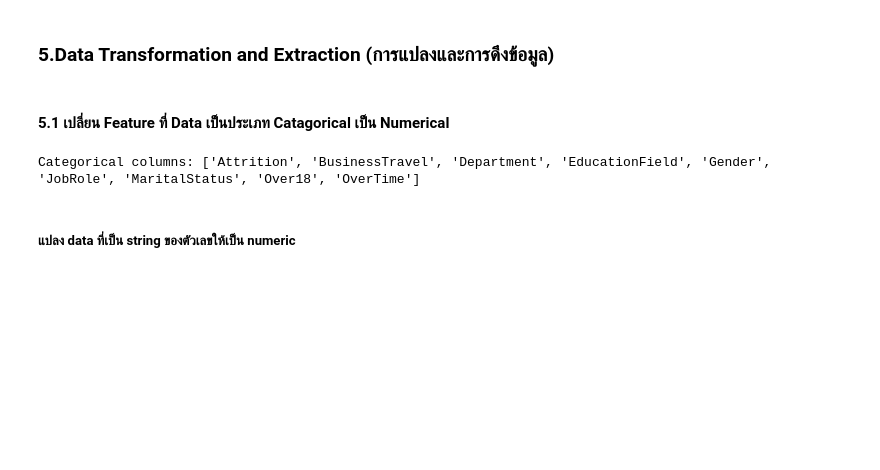
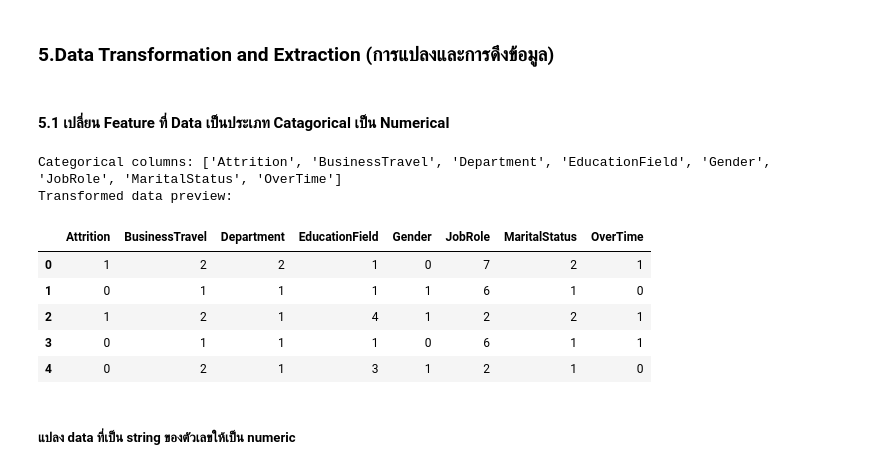
Before and after one commit to ManchineLearningENN/ImageProc_ML, a Jupyter notebook: main.ipynb, the cells around one changed output. Saved outputs shown, nothing was run; the diff lists cells and outputs as text; code cells hidden in the pictures; blank space fills up the shorter version.

```diff
--- a/main.ipynb
+++ b/main.ipynb
@@ -206,21 +206,33 @@ plt.show()
 # %%
 from sklearn.preprocessing import LabelEncoder
 
-#เลือก Column ที่มั่นใจว่าไม่ใช่ Numeric
-categorical_columns = ['Attrition','BusinessTravel','Department','EducationField','Gender','JobRole','MaritalStatus','Over18','OverTime']
+# เลือก Column ที่มั่นใจว่าไม่ใช่ Numeric
+categorical_columns = ['Attrition', 'BusinessTravel', 'Department', 'EducationField', 'Gender', 'JobRole', 'MaritalStatus', 'OverTime']
 label_encoders = {}
+
+# แปลงข้อมูล Categorical เป็นตัวเลข
 for col in categorical_columns:
-    le = LabelEncoder() # ใช้การ Encoder ในการแปลง
+    le = LabelEncoder()  # ใช้การ Encoder ในการแปลง
     df[col] = le.fit_transform(df[col].astype(str))
     label_encoders[col] = le
+
+# แสดงผลข้อมูลหลังการแปลง
 print(f"Categorical columns: {categorical_columns}")
-df[categorical_columns].head()
+print("Transformed data preview:")
+display(df[categorical_columns].head())
 
 folder_path = 'CSV'
 output_file = os.path.join(folder_path, 'to_Num.csv')
 df.to_csv(output_file, index=False)
 # %% [output]
-Categorical columns: ['Attrition', 'BusinessTravel', 'Department', 'EducationField', 'Gender', 'JobRole', 'MaritalStatus', 'Over18', 'OverTime']
+Categorical columns: ['Attrition', 'BusinessTravel', 'Department', 'EducationField', 'Gender', 'JobRole', 'MaritalStatus', 'OverTime']
+Transformed data preview:
+|  | Attrition | BusinessTravel | Department | EducationField | Gender | JobRole | MaritalStatus | OverTime |
+| 0 | 1 | 2 | 2 | 1 | 0 | 7 | 2 | 1 |
+| 1 | 0 | 1 | 1 | 1 | 1 | 6 | 1 | 0 |
+| 2 | 1 | 2 | 1 | 4 | 1 | 2 | 2 | 1 |
+| 3 | 0 | 1 | 1 | 1 | 0 | 6 | 1 | 1 |
+| 4 | 0 | 2 | 1 | 3 | 1 | 2 | 1 | 0 |
 # %% [markdown]
 ##### แปลง data ที่เป็น string ของตัวเลขให้เป็น numeric
 # %%
```
Also changed, not shown: 2 other files.
